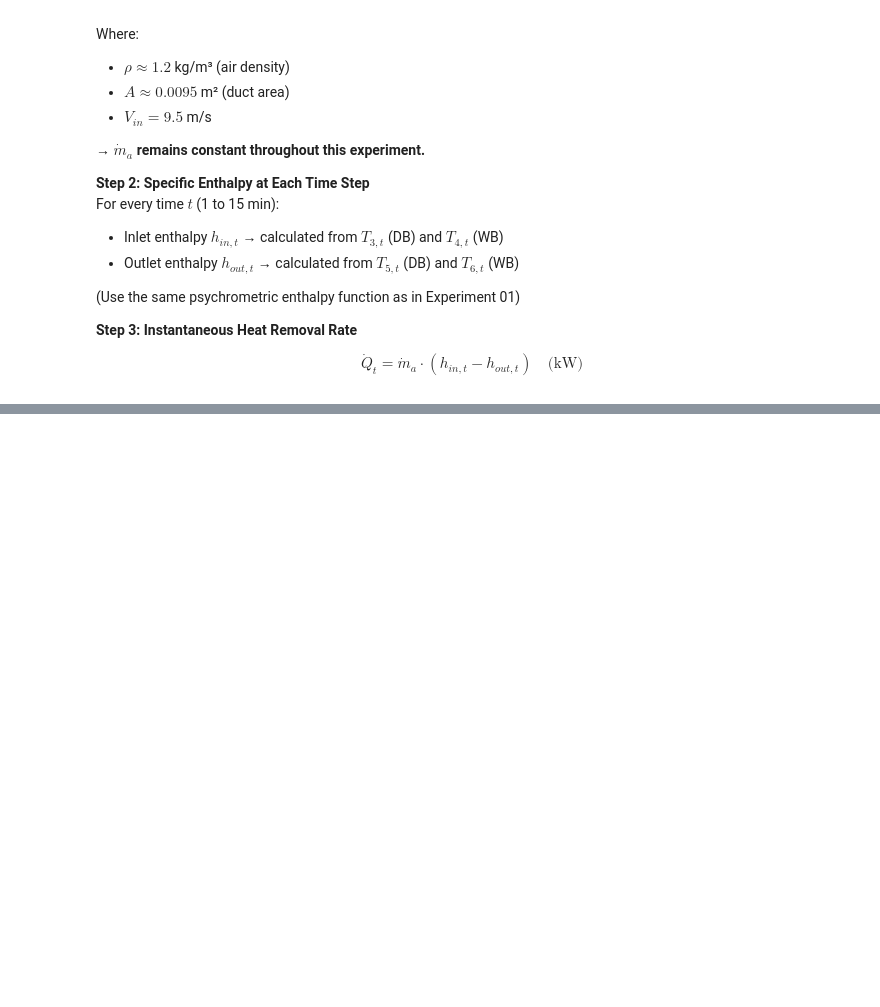
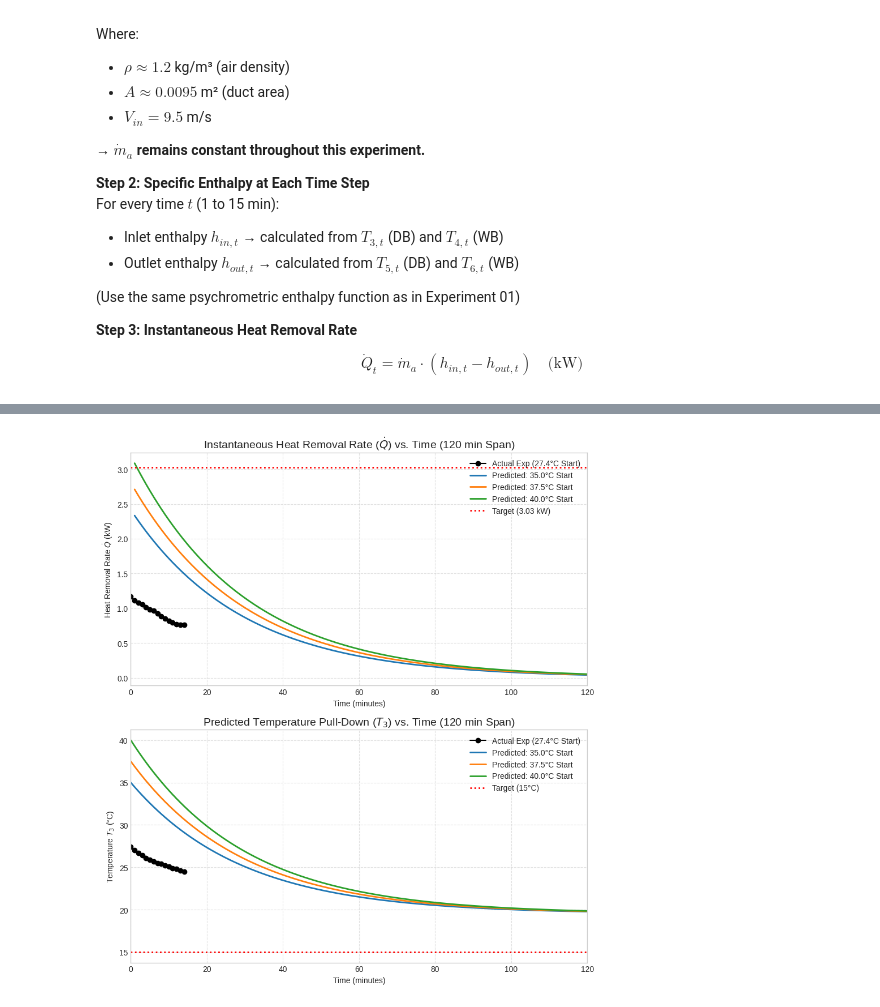
Before and after one commit to kush450629/ME421_GROUP_A1, a Jupyter notebook: Heat Transfer/ME421_HVAC_E20021.ipynb, the cells around one changed output, grey strips where cells are left out. Drawn from its saved outputs; the diff is of its cells as text; code cells hidden in the pictures; blank space fills up the shorter version.

```diff
--- a/Heat Transfer/ME421_HVAC_E20021.ipynb
+++ b/Heat Transfer/ME421_HVAC_E20021.ipynb
@@ -680,0 +875,84 @@ $$
+# %%
+import numpy as np
+import matplotlib.pyplot as plt
+from sklearn.linear_model import LinearRegression
+
+# 1) Original Experimental Data (Exp 02)
+time_obs = np.array([1, 2, 3, 4, 5, 6, 7, 8, 9, 10, 11, 12, 13, 14, 15])
+t3_obs = np.array([27.4, 27.0, 26.7, 26.4, 26.1, 25.9, 25.7, 25.5, 25.4, 25.2, 25.1, 24.9, 24.8, 24.6, 24.5])
+q_dot_obs = np.array([1.169, 1.111, 1.077, 1.054, 1.011, 0.985, 0.963, 0.925, 0.884, 0.852, 0.821, 0.795, 0.771, 0.765, 0.762])
+
+# ✅ small change: make observed time start from 0 min
+time_obs0 = time_obs - time_obs[0]  # now 0..14 minutes
+
+# 2) Derive Calibrated Room Thermal Mass (C_exp) in kJ/K
+avg_q_kw = np.mean(q_dot_obs)        # kW = kJ/s
+temp_drop_rate_C_per_min = (t3_obs[0] - t3_obs[-1]) / (time_obs0[-1] - time_obs0[0])  # °C/min
+C_exp = (avg_q_kw * 60) / temp_drop_rate_C_per_min   # (kJ/s * s/min) / (°C/min) = kJ/°C
+
+print(f"C_exp = {C_exp:.2f} kJ/K")
+
+# 3) Linear Model: Q = m*T3 + c
+model = LinearRegression().fit(t3_obs.reshape(-1, 1), q_dot_obs)
+m, c = model.coef_[0], model.intercept_
+r2 = model.score(t3_obs.reshape(-1, 1), q_dot_obs)
+print(f"Q = ({m:.4f})*T3 + ({c:.4f}),   R² = {r2:.4f}")
+
+# 4) Simulation Function (minute-by-minute)
+def simulate_full(T_start, duration=120):
+    Q_history = []
+    T_history = [T_start]
+    T_curr = T_start
+
+    for _ in range(duration):
+        Q_inst = m * T_curr + c
+
+        # ✅ small change: prevent negative cooling power
+        Q_inst = np.clip(Q_inst, 0, None)
+
+        Q_history.append(Q_inst)
+
+        # energy removed in 1 minute = Q(kJ/s) * 60(s)
+        T_curr -= (Q_inst * 60) / C_exp
+        T_history.append(T_curr)
+
+    return np.array(T_history), np.array(Q_history)
+
+# 5) Plotting
+fig, (ax1, ax2) = plt.subplots(2, 1, figsize=(9, 10))
+
+# --- Subplot 1: Heat Removal Rate (Q) ---
+ax1.plot(time_obs0, q_dot_obs, 'ko-', label='Actual Exp (27.4°C Start)')
+sim_time_q = np.arange(1, 121)
+
+for start in [35.0, 37.5, 40.0]:
+    _, q_hist = simulate_full(start, duration=120)
+    ax1.plot(sim_time_q, q_hist, linewidth=2, label=f'Predicted: {start}°C Start')
+
+ax1.axhline(y=3.03, color='red', linestyle=':', linewidth=2, label='Target (3.03 kW)')
+ax1.set_title(r'Instantaneous Heat Removal Rate ($\dot{Q}$) vs. Time (120 min Span)', fontsize=14)
+ax1.set_xlabel('Time (minutes)')
+ax1.set_ylabel(r'Heat Removal Rate $\dot{Q}$ (kW)')
+ax1.set_xlim(0, 120)
+ax1.grid(True, linestyle='--', alpha=0.6)
+ax1.legend(loc='upper right')
+
+# --- Subplot 2: Temperature (T3) ---
+ax2.plot(time_obs0, t3_obs, 'ko-', label='Actual Exp (27.4°C Start)')
+sim_time_t = np.arange(0, 121)
+
+for start in [35.0, 37.5, 40.0]:
+    t_hist, _ = simulate_full(start, duration=120)
+    ax2.plot(sim_time_t, t_hist, linewidth=2, label=f'Predicted: {start}°C Start')
+
+ax2.axhline(y=15, color='red', linestyle=':', linewidth=2, label='Target (15°C)')
+ax2.set_title(r'Predicted Temperature Pull-Down ($T_3$) vs. Time (120 min Span)', fontsize=14)
+ax2.set_xlabel('Time (minutes)')
+ax2.set_ylabel(r'Temperature $T_3$ (°C)')
+ax2.set_xlim(0, 120)
+ax2.grid(True, linestyle='--', alpha=0.6)
+ax2.legend(loc='upper right')
+
+plt.tight_layout()
+plt.show()
+# %% [output]
@@ -680,0 +961 @@ $$
+[figure, added]
```
Also changed, not shown: parts of 7 cells of this notebook.
